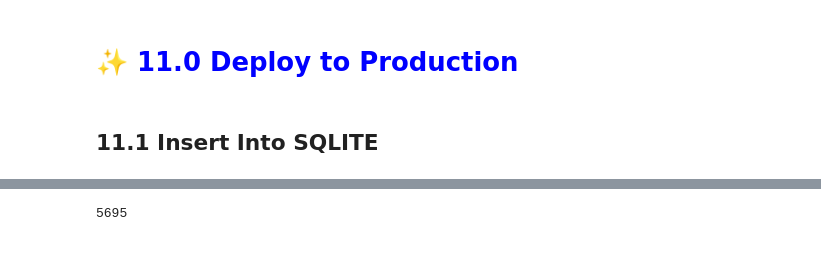
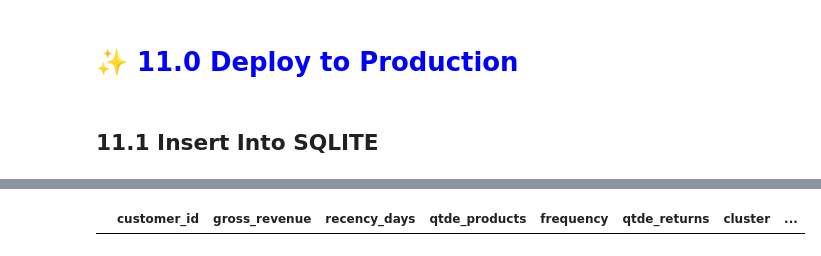
Before and after one commit to Leonamrsm/insiders_clustering, a Jupyter notebook: src/models/c10_lr_deploy.ipynb, the cells around one changed output, grey strips where cells are left out. Cells and saved outputs as stored; diff of their text form; code cells hidden in the pictures.

```diff
--- a/src/models/c10_lr_deploy.ipynb
+++ b/src/models/c10_lr_deploy.ipynb
@@ -761,16 +822,45 @@ engine = create_engine(db_url)
 # DATA INGESTION
 # ==============================================================================
 
-# Save or replace the DataFrame in the 'insiders' table
-df10.to_sql(
-    name='insiders',
-    con=engine,
-    if_exists='replace',
-    index=False,
-    method='multi'  # Optimizes batch inserts for PostgreSQL/SQLite
+# Add metadata columns
+df10["model_version"] = MODEL_VERSION
+df10["prediction_date"] = pd.Timestamp.now()
+
+# Load existing primary keys from output table
+query = """
+SELECT customer_id, model_version
+FROM insiders;
+"""
+
+df_existing = pd.read_sql(query, con=engine)
+
+# Left join to identify new records only
+df_to_insert = df10.merge(
+    df_existing,
+    on=["customer_id", "model_version"],
+    how="left",
+    indicator=True
 )
+
+# Keep only records that do not exist in the database
+df_to_insert = (
+    df_to_insert[df_to_insert["_merge"] == "left_only"]
+    .drop(columns=["_merge"])
+)
+
+# Append only new records
+if not df_to_insert.empty:
+    df_to_insert.to_sql(
+        name="insiders",
+        con=engine,
+        if_exists="append",
+        index=False,
+        method="multi"
+    )
-# %% [output]
-5695
+# %%
+df_to_insert.head()
+# %% [output]
+|  | customer_id | gross_revenue | recency_days | qtde_products | frequency | qtde_returns | cluster | ... |
 # %%
 # ==============================================================================
 # VERIFICATION & QUERIES
```
Also changed, not shown: parts of 11 cells of this notebook.
